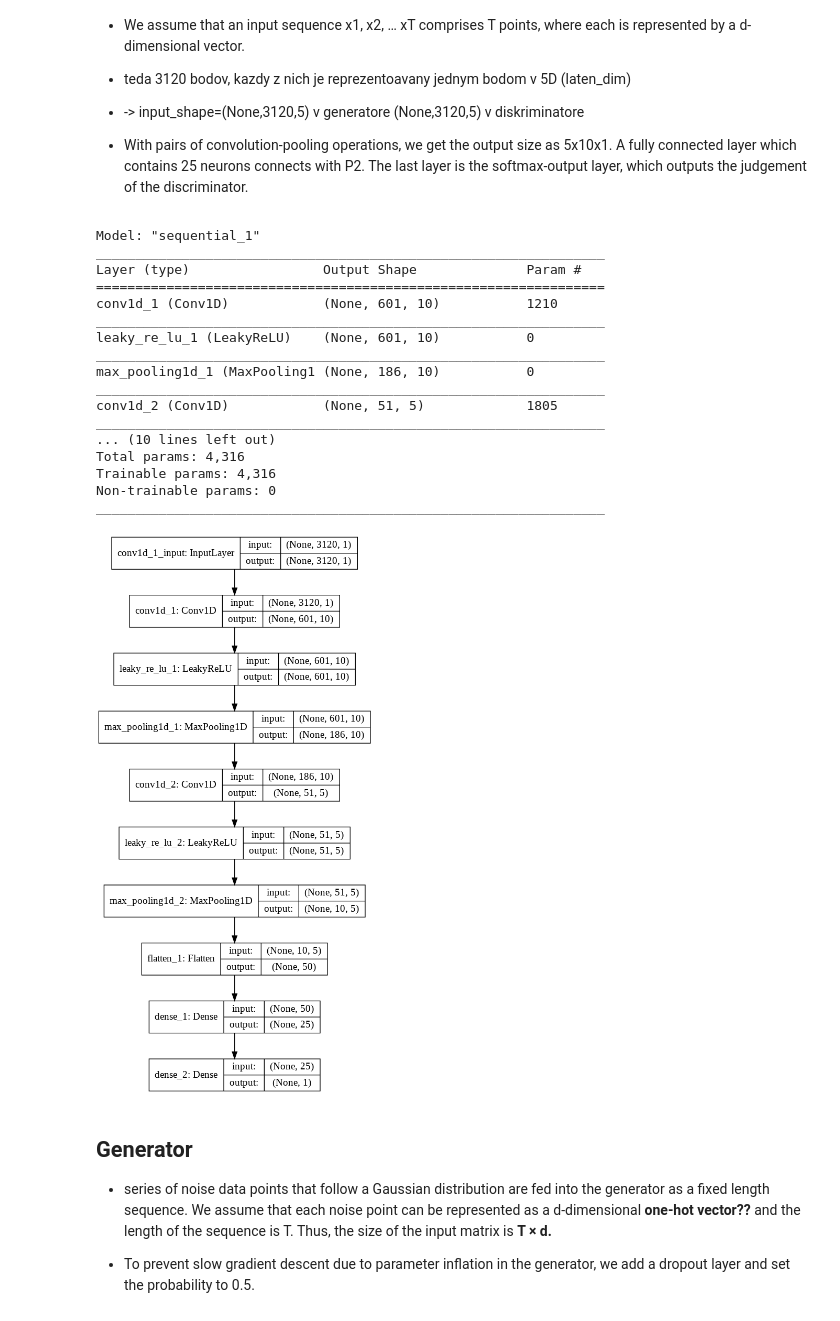
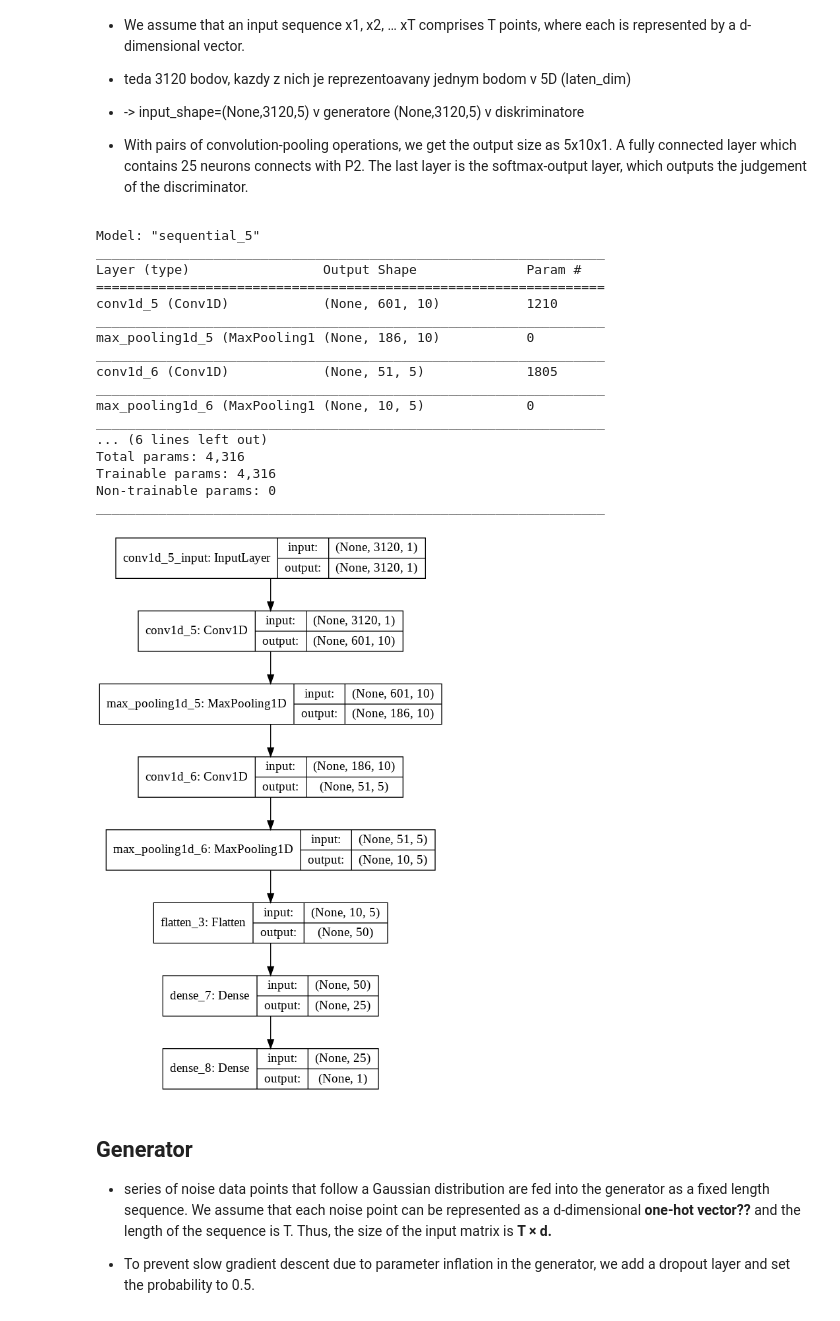
Before and after one commit to Shegy12/GAN-for-generating-artificial-ECG-data, a Jupyter notebook: GANy.ipynb, the cells around one changed output. Cells and saved outputs as stored; diff of their text form; code cells hidden in the pictures.

```diff
--- a/GANy.ipynb
+++ b/GANy.ipynb
@@ -736,7 +746,7 @@ def define_discriminator(input_shape=(3120,1)):
                    activation=None, use_bias=True, kernel_initializer='he_normal', bias_initializer='zeros', kernel_regularizer=None,
                    bias_regularizer=None, activity_regularizer=None, kernel_constraint=None, bias_constraint=None))
   #model.add(BatchNormalization())
-  model.add(LeakyReLU(alpha=0.2))
+  #model.add(LeakyReLU(alpha=0.2))
   #model.add(Dropout(0.5))
   model.add(MaxPooling1D(pool_size=46, strides=3, padding='valid', data_format='channels_last'))
   #model.add(Conv1D(filters=5, kernel_size=36, strides=3, padding='valid'))
@@ -744,14 +754,13 @@ def define_discriminator(input_shape=(3120,1)):
                    activation=None, use_bias=True, kernel_initializer='he_normal', bias_initializer='zeros',
                    kernel_regularizer=None, bias_regularizer=None, activity_regularizer=None, kernel_constraint=None, bias_constraint=None))
   #model.add(BatchNormalization())
-  model.add(LeakyReLU(alpha=0.2))
+  #model.add(LeakyReLU(alpha=0.2))
   #model.add(Dropout(0.5))
   model.add(MaxPooling1D(pool_size=24, strides=3, padding='valid', data_format='channels_last'))
   #poradie flattenu?
   model.add(Flatten())
   model.add(Dense(25))
   #model.add(Dense(25, activation='softmax'))
-  #model.add(Dense(1, activation='softmax'))
   model.add(Dense(1))
   # compile mode
   sgd_D = SGD(lr=0.0001)
@@ -778,40 +787,40 @@ plot_model(discriminator_model, to_file='discriminator_plot.png', show_shapes=Tr
 # It is added to the model after the hidden layer, but before the activation, such as LeakyReLU.
 
 # OPTIMALIZATION OPTIONS:
 
 # 0 inicializacia
 # 1 padding
 # 2 umiestnenie flatten vrstvy
 # 3 Use label smoothing in the discriminator, with small random noise.
 # 4 Add random noise to the labels in the discriminator.
 # 5 Add noise to inputs to the discriminator and decay the noise over time.
 # 6 Optimalizer / paper= SGD a mini-batch o dlzke 100/ adam je v GANoch standart
 #   sgd = SGD(lr=0.00001) + maybe? -> decay=1e-6, momentum=0.9, nesterov=True
 #   adam = Adam(lr=0.0002, beta_1=0.5)
 # 7 Remove Fully-Connected Layers
 # 8 Use ReLU, Leaky ReLU, and Tanh
 # 9 The best practice for DCAGAN models reported in the paper is to initialize all weights using a zero-centered Gaussian distribution (the normal or bell-shaped distribution) with a standard deviation of 0.02.
 #   tried with tf.random.normal didnt work
 # 10 Kernel size, filters, strides
 # %% [output]
-Model: "sequential_1"
+Model: "sequential_5"
 _________________________________________________________________
 Layer (type)                 Output Shape              Param #
 =================================================================
-conv1d_1 (Conv1D)            (None, 601, 10)           1210
+conv1d_5 (Conv1D)            (None, 601, 10)           1210
 _________________________________________________________________
-leaky_re_lu_1 (LeakyReLU)    (None, 601, 10)           0
+max_pooling1d_5 (MaxPooling1 (None, 186, 10)           0
 _________________________________________________________________
-max_pooling1d_1 (MaxPooling1 (None, 186, 10)           0
+conv1d_6 (Conv1D)            (None, 51, 5)             1805
 _________________________________________________________________
-conv1d_2 (Conv1D)            (None, 51, 5)             1805
+max_pooling1d_6 (MaxPooling1 (None, 10, 5)             0
 _________________________________________________________________
-... (10 lines left out)
+... (6 lines left out)
 Total params: 4,316
 Trainable params: 4,316
 Non-trainable params: 0
 _________________________________________________________________
-[figure, old version]
+[figure, new version]
 # %% [markdown]
 ## Generator
 
```
Also changed, not shown: parts of 5 cells of this notebook.
